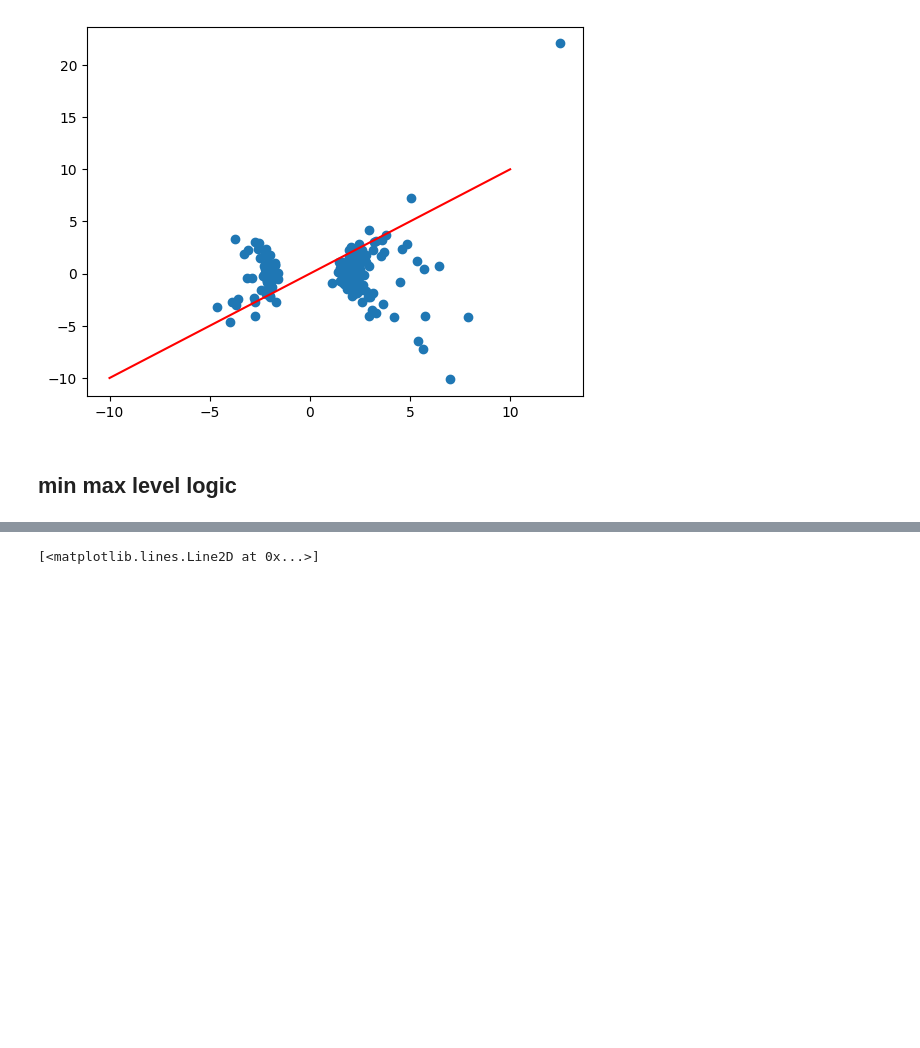
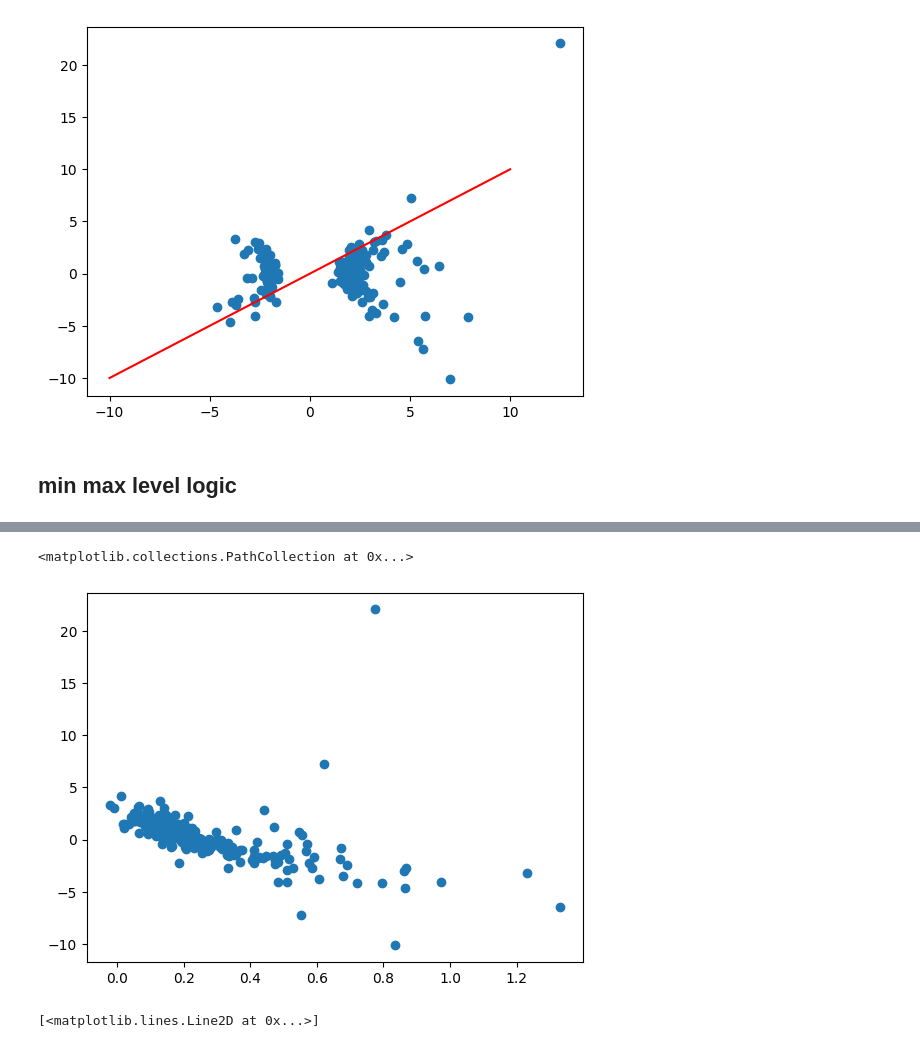
Before and after one commit to sculd/volatility_trading, a Jupyter notebook: sandbox_options.ipynb, the cells around one changed output, grey strips where cells are left out. Cells and saved outputs as stored; diff of their text form; code cells hidden in the pictures; blank space fills up the shorter version.

```diff
--- a/sandbox_options.ipynb
+++ b/sandbox_options.ipynb
@@ -158,3 +167,10 @@ plt.plot([-10, 10], [-10, 10], 'k-', color = 'r')
+# %%
+df_goog_atm_put_vol_actual_change = df_goog_atm_vol_history[['atm_put_vol']].join(df_goog_market_open_close_history[['actual_change']])
+plt.scatter(df_goog_atm_put_vol_actual_change[["atm_put_vol"]], df_goog_atm_vol_level_actual_change[["actual_change"]])
+#plt.plot([-1, 1], [-1, 1], 'k-', color = 'r')
+# %% [output]
+<matplotlib.collections.PathCollection at 0x...>
+[figure, added]
 # %%
 rolling_size = 90
 df_goog_atm_vol_min_max_history = df_goog_atm_vol_history.join(df_goog_atm_vol_history[['atm_vol']].rolling(rolling_size).min().join(df_goog_atm_vol_history[['atm_vol']].rolling(rolling_size).max(), lsuffix="_min", rsuffix="_max"))
```
Also changed, not shown: parts of 6 cells of this notebook.
